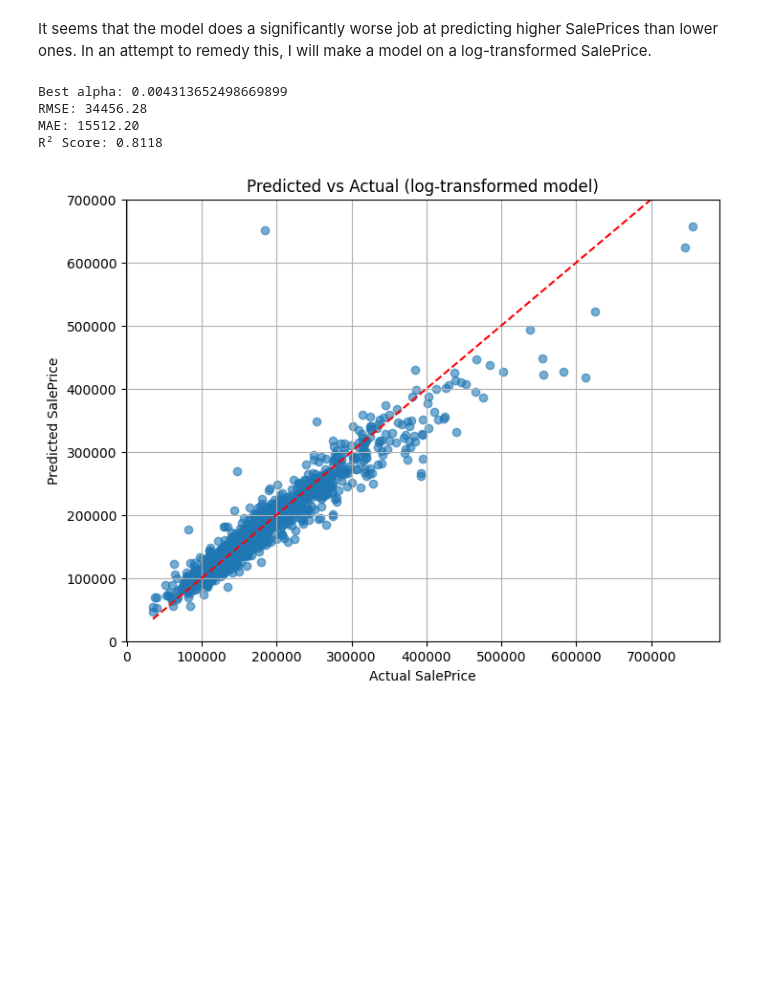
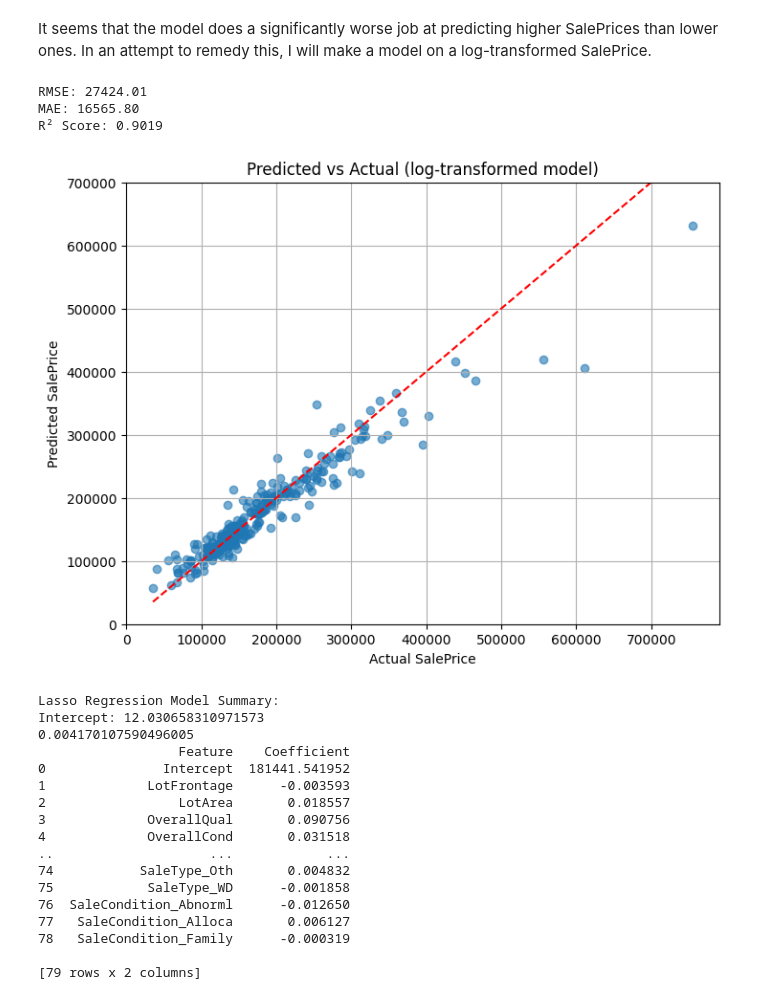
Before and after one commit to HariPeri/ML-Final-Project, a Jupyter notebook: MLR/MLR.ipynb, the cells around one changed output. Saved outputs shown, nothing was run; the diff lists cells and outputs as text; code cells hidden in the pictures; blank space fills up the shorter version.

```diff
--- a/MLR/MLR.ipynb
+++ b/MLR/MLR.ipynb
@@ -417,58 +381,83 @@ plt.show()
 # %% [markdown]
 It seems that the model does a significantly worse job at predicting higher SalePrices than lower ones. In an attempt to remedy this, I will make a model on a log-transformed SalePrice.
 # %%
-# 1. Log-transform the target
-y = data['SalePrice']
-y_log = np.log1p(y)
-X = housing_data.copy()
-# 2. Save column names & scale predictors
-feature_columns = X.columns
-scaler = StandardScaler()
-X_scaled = scaler.fit_transform(X)
+# 1. Log-transform the target for training
+y_log = np.log1p(y_train)
 
-# 3. Fit LassoCV
-lasso_log = LassoCV(cv=5, random_state=0)
-lasso_log.fit(X_scaled, y_log)
+# 2. Fit LassoCV
+lasso_log = LassoCV(cv=5, max_iter=10000, random_state=42)
+lasso_log.fit(X_train_scaled, y_log)
 
-print(f"Best alpha: {lasso_log.alpha_}")
+# 3. Predict on the test set
+y_test_log_pred = lasso_log.predict(X_test_scaled)
 
-# 4. Align test data & scale
-test_data_final = test_data_final.reindex(columns=feature_columns, fill_value=0)
-X_test_scaled = scaler.transform(test_data_final)
-
-# 5. Predict and reverse log
-y_test_log_pred = lasso_log.predict(X_test_scaled)
+# Reverse the log transformation to get the actual predicted SalePrice
 y_test_pred_unlogged = np.expm1(y_test_log_pred)
 
-# 6. Metrics
+# 4. Metrics
 rmse = np.sqrt(mean_squared_error(y_test, y_test_pred_unlogged))
 mae = mean_absolute_error(y_test, y_test_pred_unlogged)
 r2 = r2_score(y_test, y_test_pred_unlogged)
 
 print(f"RMSE: {rmse:.2f}")
 print(f"MAE: {mae:.2f}")
 print(f"R² Score: {r2:.4f}")
 
-# 7. Plot
+# 5. Plot
 plt.figure(figsize=(8,6))
 plt.scatter(y_test, y_test_pred_unlogged, alpha=0.6)
 plt.plot([y_test.min(), y_test.max()], [y_test.min(), y_test.max()], 'r--')
 plt.xlabel('Actual SalePrice')
 plt.ylabel('Predicted SalePrice')
 plt.title('Predicted vs Actual (log-transformed model)')
 plt.grid(True)
 
 # Set y-axis from 0 to 700,000 in steps of 100,000
 plt.ylim(0, 700000)
 plt.yticks(np.arange(0, 700001, 100000))
 
 plt.show()
+
+# 6. Print the full LassoCV model details (including intercept and excluding zero coefficients)
+print("Lasso Regression Model Summary:")
+
+# Intercept
+print(f"Intercept: {lasso_log.intercept_}")
+
+# Filter out coefficients that are 0
+non_zero_coeffs = lasso_log.coef_ != 0
+filtered_features = X_train.columns[non_zero_coeffs]
+filtered_coeffs = lasso_log.coef_[non_zero_coeffs]
+
+# Create a DataFrame for better readability
+coefficients_df = pd.DataFrame({
+    'Feature': ['Intercept'] + filtered_features.tolist(),  # Add intercept to the features list
+    'Coefficient': [lasso.intercept_] + filtered_coeffs.tolist()  # Include intercept value
+})
+print(lasso_log.alpha_)
+print(coefficients_df)
 # %% [output]
-Best alpha: 0.004313652498669899
-RMSE: 34456.28
-MAE: 15512.20
-R² Score: 0.8118
+RMSE: 27424.01
+MAE: 16565.80
+R² Score: 0.9019
-[figure, old version]
+[figure, new version]
+Lasso Regression Model Summary:
+Intercept: 12.030658310971573
+0.004170107590496005
+                  Feature    Coefficient
+0               Intercept  181441.541952
+1             LotFrontage      -0.003593
+2                 LotArea       0.018557
+3             OverallQual       0.090756
+4             OverallCond       0.031518
+..                    ...            ...
+74           SaleType_Oth       0.004832
+75            SaleType_WD      -0.001858
+76  SaleCondition_Abnorml      -0.012650
+77   SaleCondition_Alloca       0.006127
+78   SaleCondition_Family      -0.000319
+
+[79 rows x 2 columns]
 # %%
 y_pred_nonlog = lasso.predict(X_test_scaled)                  # raw model
 y_pred_log = np.expm1(lasso_log.predict(X_test_scaled))       # log-transformed model, reversed
```
Also changed, not shown: parts of 15 cells of this notebook.
